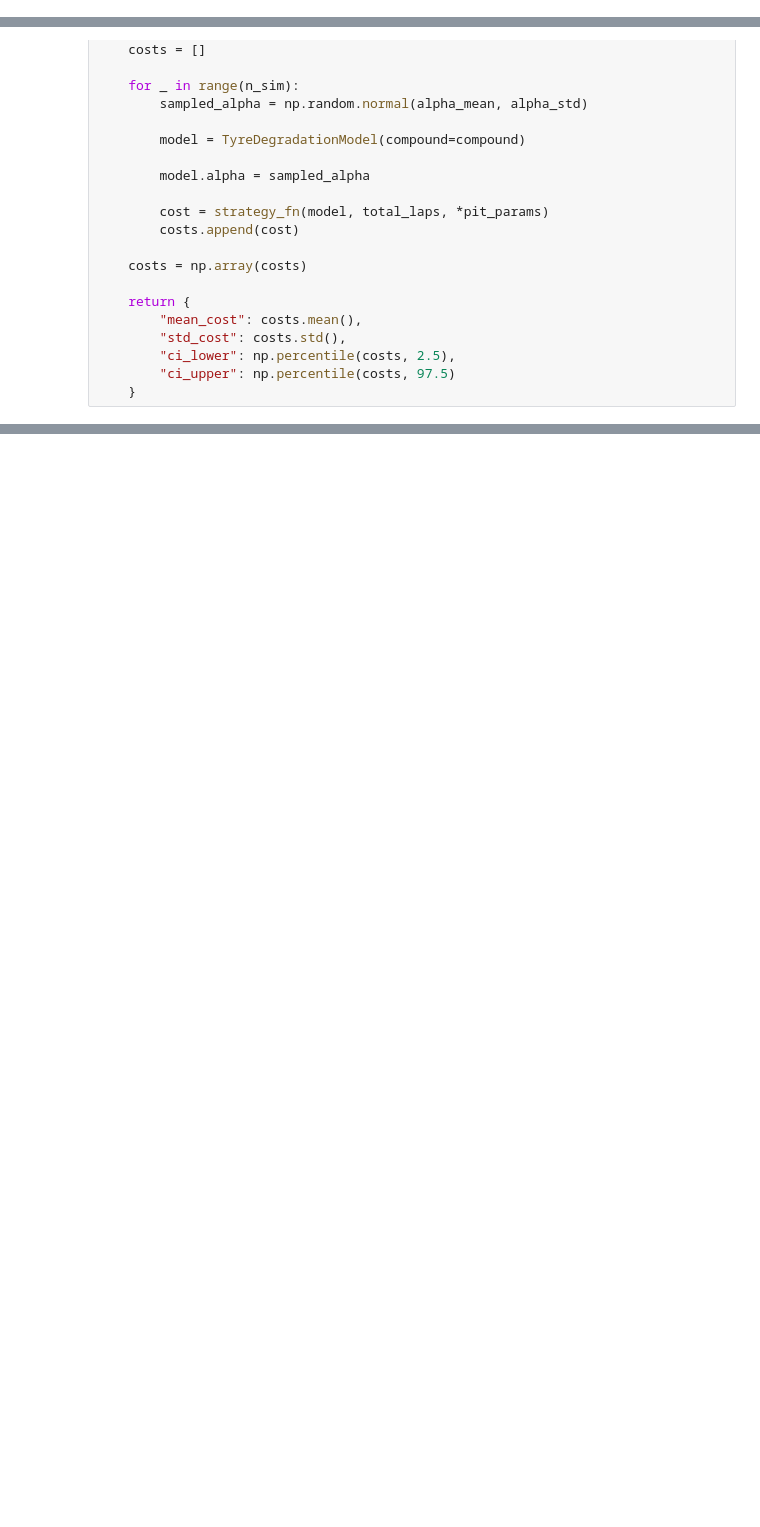
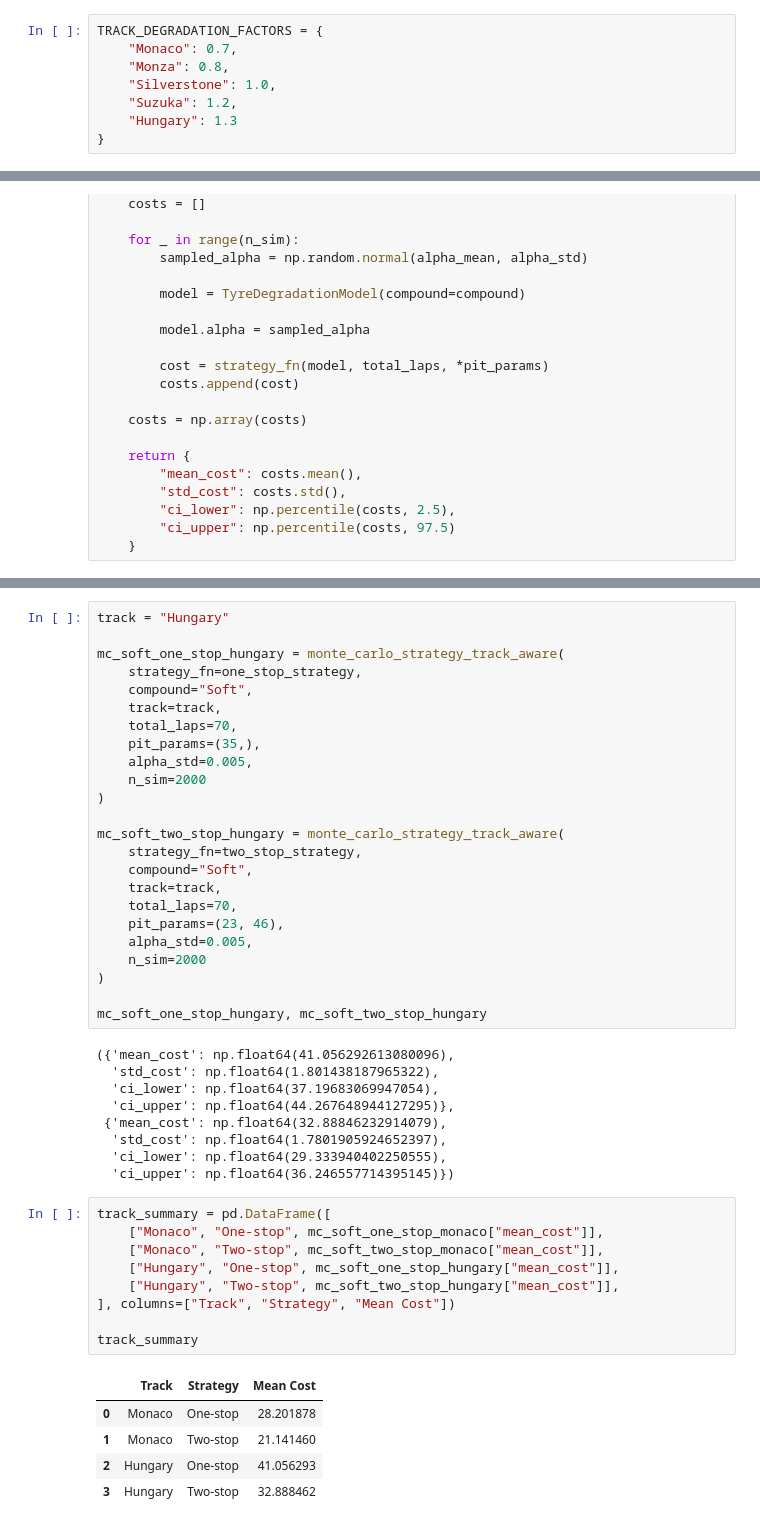
Before and after one commit to Sneha73685/f1-tyre-strategy-colab, a Jupyter notebook: tyre-degradation-simulation.ipynb, the cells around one changed output, grey strips where cells are left out. Cells and saved outputs as stored; diff of their text form; blank space fills up the shorter version.

Commit message:
layer 2 finalised for hungary

```diff
--- a/tyre-degradation-simulation.ipynb
+++ b/tyre-degradation-simulation.ipynb
@@ -3,0 +19,8 @@
+# %%
+TRACK_DEGRADATION_FACTORS = {
+    "Monaco": 0.7,
+    "Monza": 0.8,
+    "Silverstone": 1.0,
+    "Suzuka": 1.2,
+    "Hungary": 1.3
+}
@@ -381,0 +575,48 @@ def create_context_aware_model(compound, track, driver_style):
+# %%
+track = "Hungary"
+
+mc_soft_one_stop_hungary = monte_carlo_strategy_track_aware(
+    strategy_fn=one_stop_strategy,
+    compound="Soft",
+    track=track,
+    total_laps=70,
+    pit_params=(35,),
+    alpha_std=0.005,
+    n_sim=2000
+)
+
+mc_soft_two_stop_hungary = monte_carlo_strategy_track_aware(
+    strategy_fn=two_stop_strategy,
+    compound="Soft",
+    track=track,
+    total_laps=70,
+    pit_params=(23, 46),
+    alpha_std=0.005,
+    n_sim=2000
+)
+
+mc_soft_one_stop_hungary, mc_soft_two_stop_hungary
+# %% [output]
+({'mean_cost': np.float64(41.056292613080096),
+  'std_cost': np.float64(1.801438187965322),
+  'ci_lower': np.float64(37.19683069947054),
+  'ci_upper': np.float64(44.267648944127295)},
+ {'mean_cost': np.float64(32.88846232914079),
+  'std_cost': np.float64(1.7801905924652397),
+  'ci_lower': np.float64(29.333940402250555),
+  'ci_upper': np.float64(36.246557714395145)})
+# %%
+track_summary = pd.DataFrame([
+    ["Monaco", "One-stop", mc_soft_one_stop_monaco["mean_cost"]],
+    ["Monaco", "Two-stop", mc_soft_two_stop_monaco["mean_cost"]],
+    ["Hungary", "One-stop", mc_soft_one_stop_hungary["mean_cost"]],
+    ["Hungary", "Two-stop", mc_soft_two_stop_hungary["mean_cost"]],
+], columns=["Track", "Strategy", "Mean Cost"])
+
+track_summary
+# %% [output]
+|  | Track | Strategy | Mean Cost |
+| 0 | Monaco | One-stop | 28.201878 |
+| 1 | Monaco | Two-stop | 21.141460 |
+| 2 | Hungary | One-stop | 41.056293 |
+| 3 | Hungary | Two-stop | 32.888462 |
```
Also changed, not shown: parts of 37 cells of this notebook.
